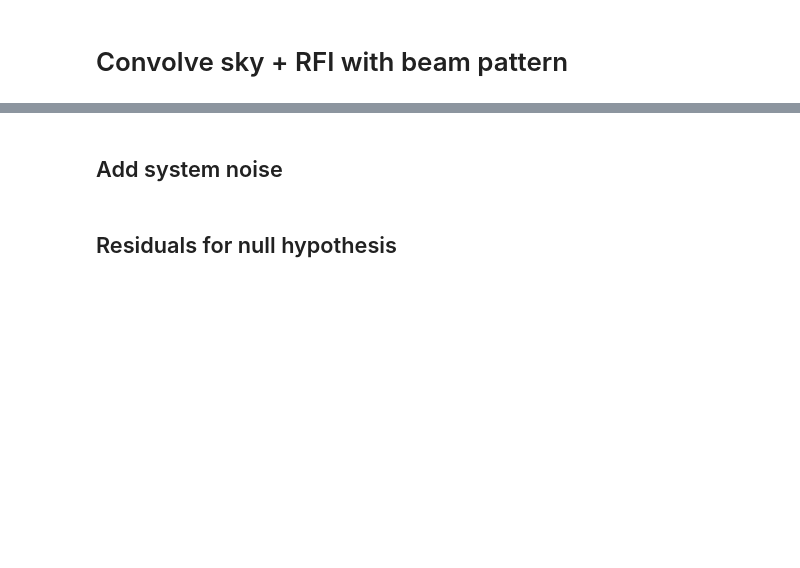
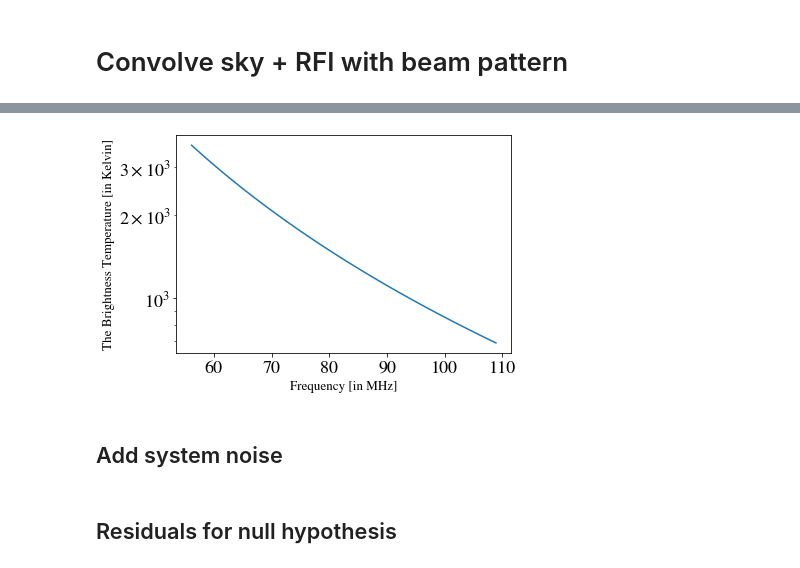
Before and after one commit to Bharatcs/rfi, a Jupyter notebook: Project/Multiple_GSmodels.ipynb, the cells around one changed output, grey strips where cells are left out. Cells and saved outputs as stored; diff of their text form; code cells hidden in the pictures; blank space fills up the shorter version.

```diff
--- a/Project/Multiple_GSmodels.ipynb
+++ b/Project/Multiple_GSmodels.ipynb
@@ -78,7 +64,7 @@ filename_pix_spec1  ="total_model_spec_13jan17_3072pix_103fq.txt"
 filename_pix_spec2  ="total_model_spec_24jan17_1_3072_freq_40_110_MHz_16spacing.txt"
 filename_pix_spec3  ="total_model_spec_31jan17_210_250_16spacing.txt"
 
-beam_path  = '/home/saurabhs/Documents/Yogen_starfire/GMOSS_stuff/Sky_spectrum/elec_small_ant_with_2_12U_bus_cone_scale_0_925_ref_scale_0_9999/'
+beam_path  = '/Users/EoR/Desktop/PRATUSH/PRATUSH/elec_small_ant_with_2_12U_bus_cone_scale_0_925_ref_scale_0_9999/'
 rt_file    = 'gamma_linear.txt'
 file_list  = sorted(glob.glob(os.path.join(beam_path,"*mhz.txt")))
 
@@ -295,12 +300,12 @@ LST            = observing_time.sidereal_time('mean').value
 T_monopole_AUS_sin = np.zeros((obstimes.shape[0], freq.shape[0]))
 
 nside=16
-# NPIX = hp.nside2npix(nside) # Storing the number of pixels of the map corresponding to the given NSIDE
+NPIX = hp.nside2npix(nside) # Storing the number of pixels of the map corresponding to the given NSIDE
 arr=np.arange(NPIX)
-elev_ang=np.load('/home/saurabhs/Documents/Yogen_starfire/skymodels/elev_angle.npy',allow_pickle=True)
+# elev_ang=np.load('/home/saurabhs/Documents/Yogen_starfire/skymodels/elev_angle.npy',allow_pickle=True)
 freq_rfi=np.arange(55,110,1)
 freq1=freq_rfi
-# pix=hp.ang2pix(nside,sellon,sellat,lonlat=True)
+pix=hp.ang2pix(nside,sellon,sellat,lonlat=True)
 
 for val, (time,i) in enumerate(zip(obstimes, tqdm(range(len(obstimes))))):
 
@@ -337,3 +342,4 @@ plt.plot(freq,T_monopole_AUS_sin[0])
 plt.xlabel('Frequency [in MHz]',fontsize=13)
 plt.ylabel('The Brightness Temperature [in Kelvin]',fontsize=13)
 plt.yscale('log')
+# %% [output]
@@ -340,3 +352,4 @@ plt.yscale('log')
+[figure, added]
 # %%
 power_output[1,pix,:]
 # %% [markdown]
```
Also changed, not shown: parts of 19 cells of this notebook, 2 other files.
